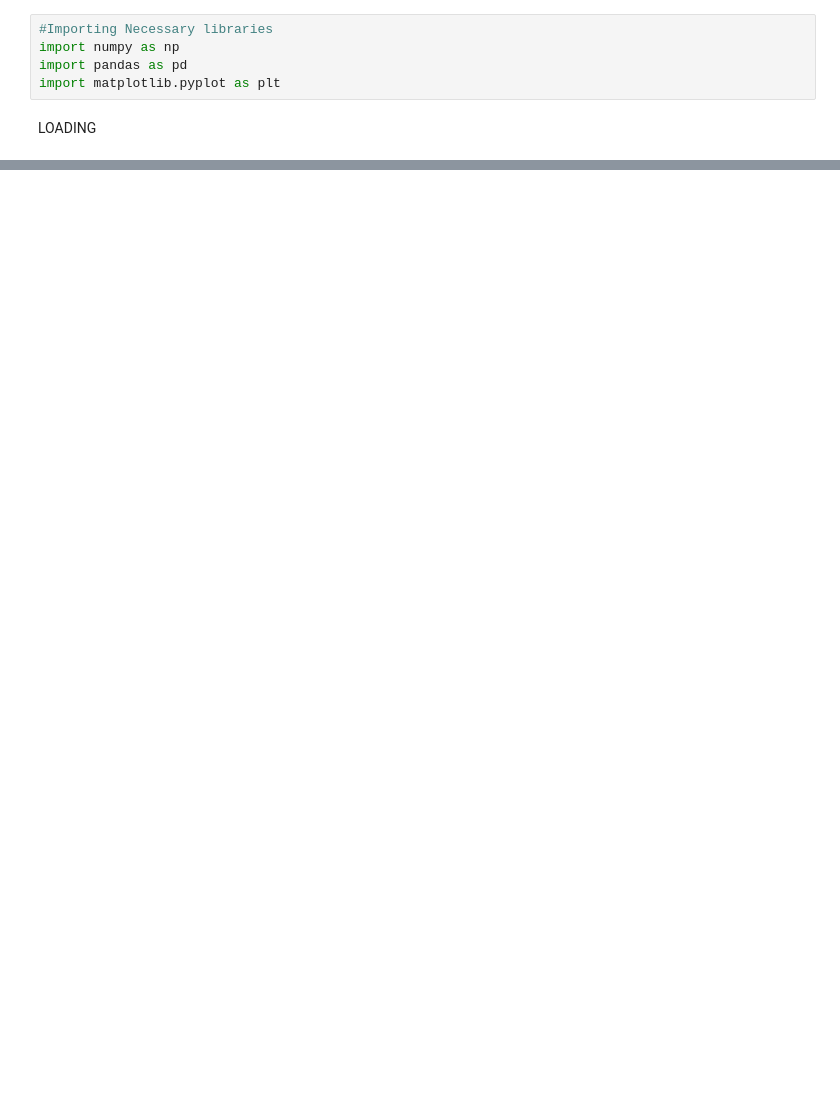
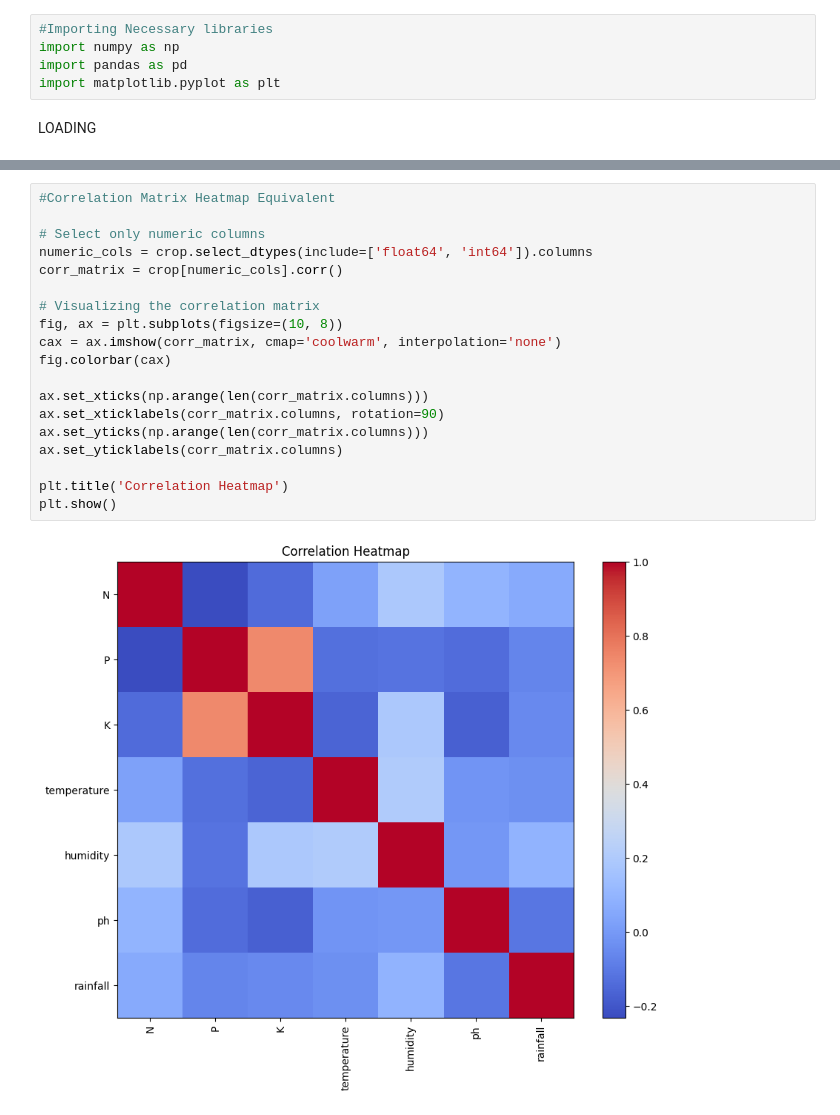
Before and after one commit to bhuvana77777777/Crop-and-Fertilizer-Recommendation-System-using-Machine-Learning, a Jupyter notebook: crop.ipynb, the cells around one changed output, grey strips where cells are left out. Drawn from its saved outputs; the diff is of its cells as text; blank space fills up the shorter version.

```diff
--- a/crop.ipynb
+++ b/crop.ipynb
@@ -67,0 +164,21 @@ Name: count, dtype: int64
+# %%
+#Correlation Matrix Heatmap Equivalent
+
+# Select only numeric columns
+numeric_cols = crop.select_dtypes(include=['float64', 'int64']).columns
+corr_matrix = crop[numeric_cols].corr()
+
+# Visualizing the correlation matrix
+fig, ax = plt.subplots(figsize=(10, 8))
+cax = ax.imshow(corr_matrix, cmap='coolwarm', interpolation='none')
+fig.colorbar(cax)
+
+ax.set_xticks(np.arange(len(corr_matrix.columns)))
+ax.set_xticklabels(corr_matrix.columns, rotation=90)
+ax.set_yticks(np.arange(len(corr_matrix.columns)))
+ax.set_yticklabels(corr_matrix.columns)
+
+plt.title('Correlation Heatmap')
+plt.show()
+# %% [output]
+[figure, added]
```
Also changed, not shown: parts of 16 cells of this notebook.
